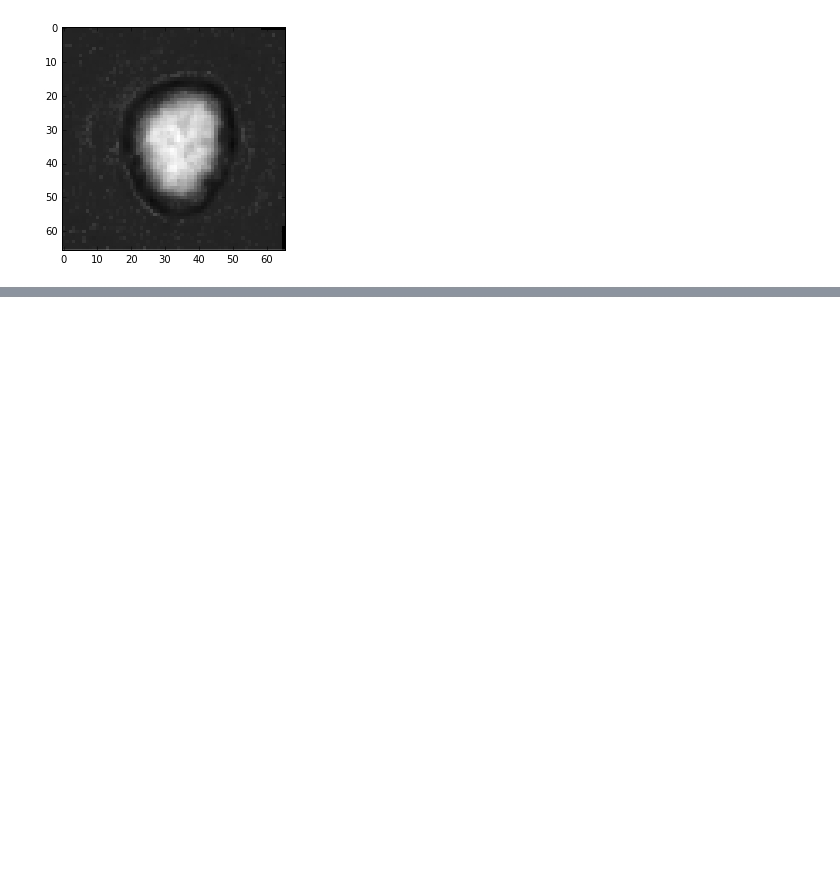
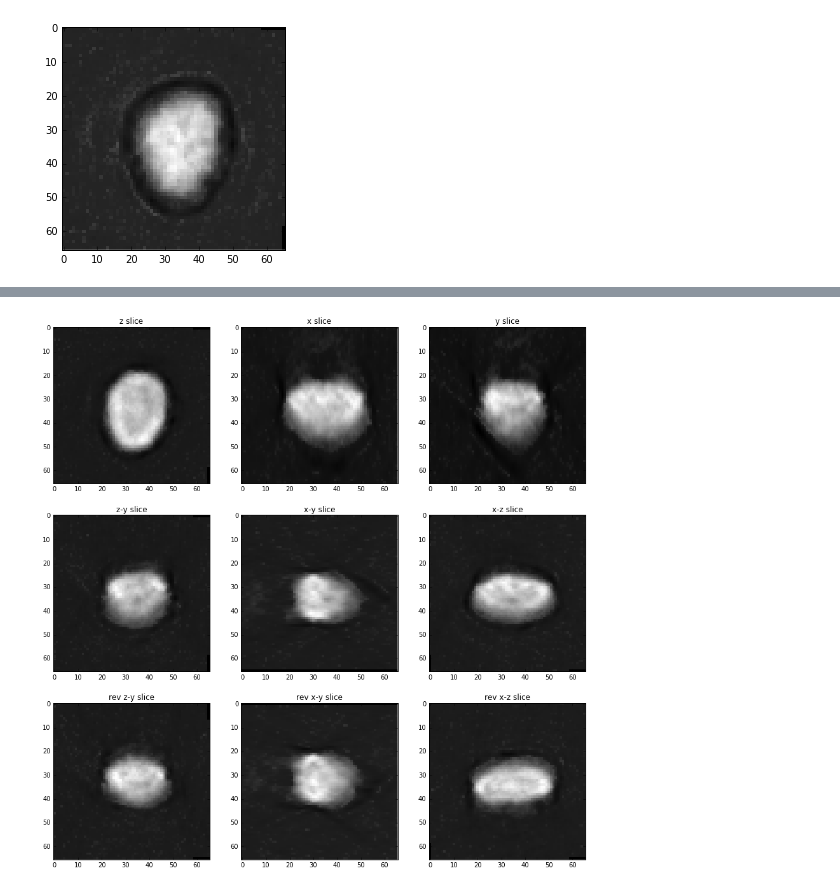
Before and after one commit to dansuh17/bcelltcell, a Jupyter notebook: wbc_test.ipynb, the cells around one changed output, grey strips where cells are left out. Drawn from its saved outputs; the diff is of its cells as text; code cells hidden in the pictures; blank space fills up the shorter version.

```diff
--- a/wbc_test.ipynb
+++ b/wbc_test.ipynb
@@ -267,0 +270,82 @@ Tomo_3_CD8_150113_1 (11).h5_rotated_180
+# %%
+with h5py.File('augmented_dataset.h5', 'r') as hf:
+    sample = hf['988']['data']
+    z_slice = sample[32]
+    x_slice = sample[:, :, 32]
+    y_slice = sample[:, 32, :]
+
+    z_y_slice = []
+    for i in range(66):
+        x_row = sample[i, i, :]
+        z_y_slice.append(x_row)
+    z_y_slice = np.array(z_y_slice)
+
+    x_y_slice = []
+    for i in range(66):
+        z_row = sample[:, i, i]
+        x_y_slice.append(z_row)
+    x_y_slice = np.array(x_y_slice)
+
+    x_z_slice = []
+    for i in range(66):
+        y_row = sample[i, :, i]
+        x_z_slice.append(y_row)
+    x_z_slice = np.array(x_z_slice)
+
+    rev_z_y_slice = []
+    for i in range(66):
+        x_row = sample[i, (65 - i), :]
+        rev_z_y_slice.append(x_row)
+    rev_z_y_slice = np.array(rev_z_y_slice)
+
+    rev_x_y_slice = []
+    for i in range(66):
+        z_row = sample[:, i, (65 - i)]
+        rev_x_y_slice.append(z_row)
+    rev_x_y_slice = np.array(rev_x_y_slice)
+
+    rev_x_z_slice = []
+    for i in range(66):
+        y_row = sample[(65 - i), :, i]
+        rev_x_z_slice.append(y_row)
+    rev_x_z_slice = np.array(rev_x_z_slice)
+
+    # draw figures
+    plt.figure(figsize=(15, 15))
+    plt.subplot(331)
+    plt.title('z slice')
+    plt.imshow(z_slice)
+
+    plt.subplot(332)
+    plt.title('x slice')
+    plt.imshow(x_slice)
+
+    plt.subplot(333)
+    plt.title('y slice')
+    plt.imshow(y_slice)
+
+    plt.subplot(334)
+    plt.title('z-y slice')
+    plt.imshow(z_y_slice)
+
+    plt.subplot(335)
+    plt.title('x-y slice')
+    plt.imshow(x_y_slice)
+
+    plt.subplot(336)
+    plt.title('x-z slice')
+    plt.imshow(x_z_slice)
+
+    plt.subplot(337)
+    plt.title('rev z-y slice')
+    plt.imshow(rev_z_y_slice)
+
+    plt.subplot(338)
+    plt.title('rev x-y slice')
+    plt.imshow(rev_x_y_slice)
+
+    plt.subplot(339)
+    plt.title('rev x-z slice')
+    plt.imshow(rev_x_z_slice)
+# %% [output]
+[figure, added]
```
Also changed, not shown: parts of 1 cell of this notebook, 3 other files.
